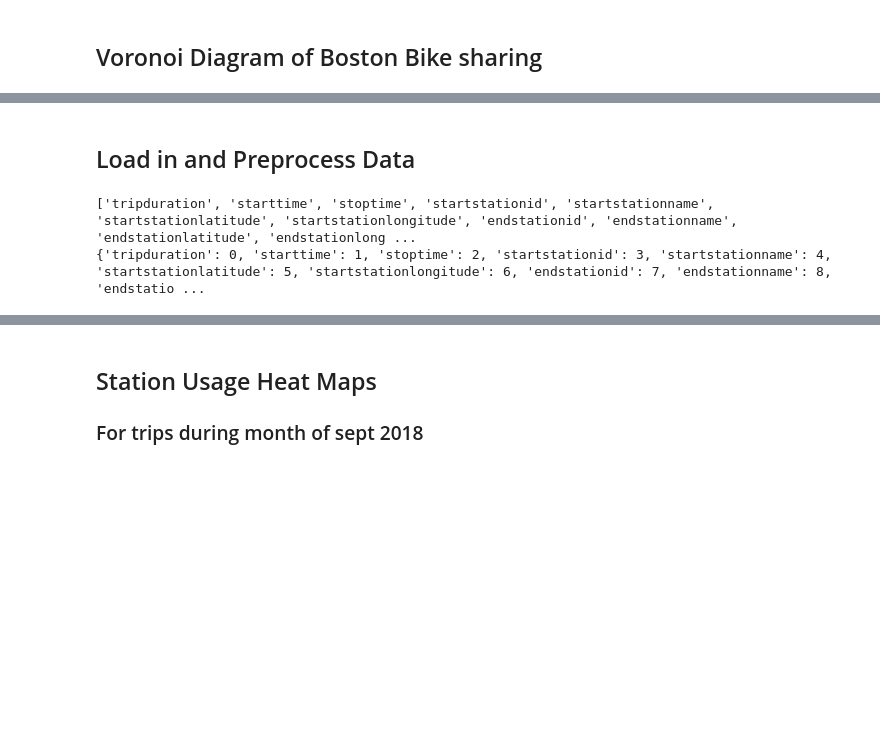
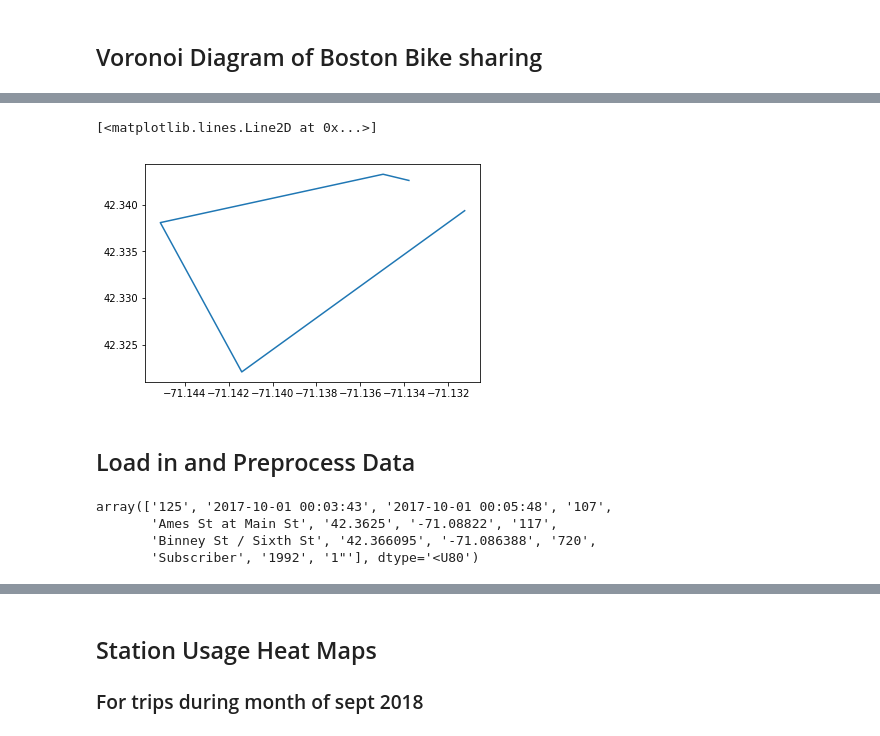
Before and after one commit to meiaalsup/bluebikecommutepatterns, a Jupyter notebook: preliminary.ipynb, the cells around one changed output, grey strips where cells are left out. Drawn from its saved outputs; the diff is of its cells as text; code cells hidden in the pictures; blank space fills up the shorter version.

```diff
--- a/preliminary.ipynb
+++ b/preliminary.ipynb
@@ -13,24 +104,14 @@ vor = create_voronoi()
+# %%
+plt.plot(vor.vertices[vor.regions[47]][:, 0], vor.vertices[vor.regions[47]][:, 1])
+# %% [output]
+[<matplotlib.lines.Line2D at 0x...>]
+[figure, added]
 # %% [markdown]
 ## Load in and Preprocess Data
-# %%
-headers = get_headers(2018, 9)
-
-# get the data we want to use
-y2018 = {i+1: preprocess(2018, i+1) for i in range(9)}
-y2017 = {i: preprocess(2017, i) for i in range(10,13)}
-
-fullyear = np.vstack([month for month in {**y2017, **y2018}.values()])
-
-# map of data column to what that column represents
-index_map = {
-    key: i for i, key in enumerate(headers)
-}
-
-# maps station ids to their respective latitudes and longitudes
-station_coordinates = get_station_coordinates(fullyear)
-
-print(headers)
-print(index_map)
-# %% [output]
-['tripduration', 'starttime', 'stoptime', 'startstationid', 'startstationname', 'startstationlatitude', 'startstationlongitude', 'endstationid', 'endstationname', 'endstationlatitude', 'endstationlong ...
-{'tripduration': 0, 'starttime': 1, 'stoptime': 2, 'startstationid': 3, 'startstationname': 4, 'startstationlatitude': 5, 'startstationlongitude': 6, 'endstationid': 7, 'endstationname': 8, 'endstatio ...
+# %%
+fullyear[0]
+# %% [output]
+array(['125', '2017-10-01 00:03:43', '2017-10-01 00:05:48', '107',
+       'Ames St at Main St', '42.3625', '-71.08822', '117',
+       'Binney St / Sixth St', '42.366095', '-71.086388', '720',
+       'Subscriber', '1992', '1"'], dtype='<U80')
```
Also changed, not shown: parts of 18 cells of this notebook, 2 other files.
